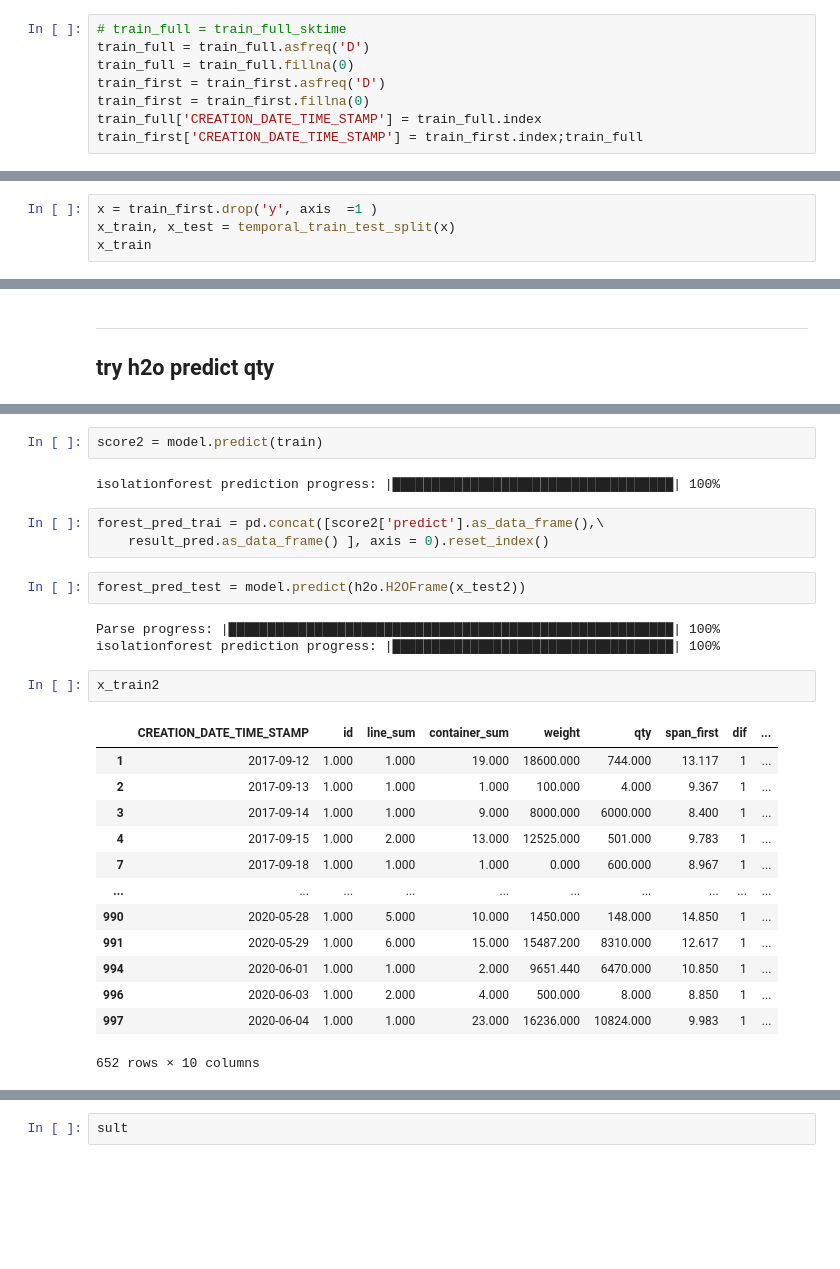
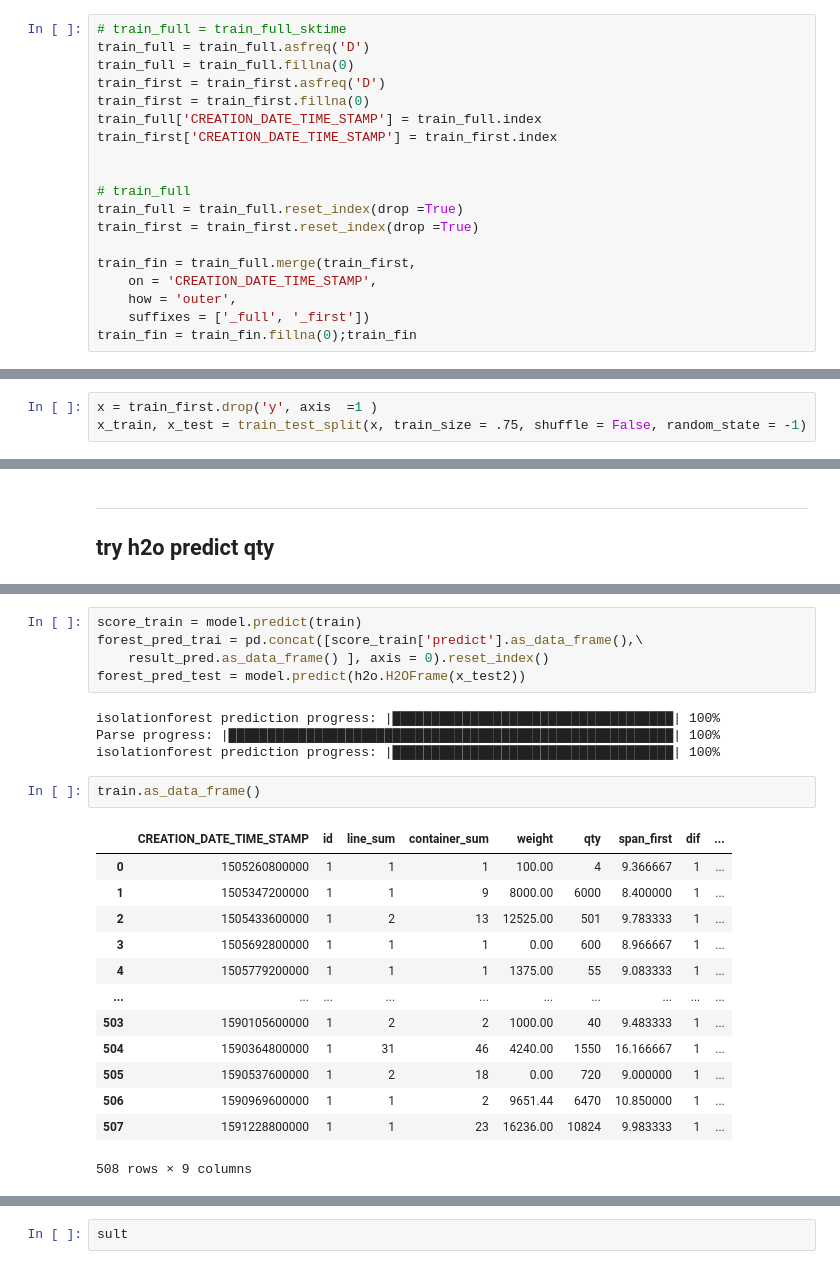
Before and after one commit to fyenne/play3_timeseries, a Jupyter notebook: hpi_out.ipynb, the cells around one changed output, grey strips where cells are left out. Cells and saved outputs as stored; diff of their text form; blank space fills up the shorter version.

```diff
--- a/hpi_out.ipynb
+++ b/hpi_out.ipynb
@@ -212,7 +216,18 @@ train_full = train_full.fillna(0)
 train_first = train_first.asfreq('D')
 train_first = train_first.fillna(0)
 train_full['CREATION_DATE_TIME_STAMP'] = train_full.index
-train_first['CREATION_DATE_TIME_STAMP'] = train_first.index;train_full
+train_first['CREATION_DATE_TIME_STAMP'] = train_first.index
+
+
+# train_full
+train_full = train_full.reset_index(drop =True)
+train_first = train_first.reset_index(drop =True)
+
+train_fin = train_full.merge(train_first,
+    on = 'CREATION_DATE_TIME_STAMP',
+    how = 'outer',
+    suffixes = ['_full', '_first'])
+train_fin = train_fin.fillna(0);train_fin
 # %% [output]
 |  | CREATION_DATE_TIME_STAMP | id | line_sum | container_sum | weight | qty | creat_time |
 | CREATION_DATE_TIME_STAMP |  |  |  |  |  |  |  |
@@ -378,4 +319,3 @@ train_first
 # %%
 x = train_first.drop('y', axis  =1 )
-x_train, x_test = temporal_train_test_split(x)
-x_train
+x_train, x_test = train_test_split(x, train_size = .75, shuffle = False, random_state = -1)
@@ -549,28 +472,25 @@ isolationforest prediction progress: |██████████████
-# %%
-score2 = model.predict(train)
-# %% [output]
-isolationforest prediction progress: |████████████████████████████████████| 100%
 # %%
-forest_pred_trai = pd.concat([score2['predict'].as_data_frame(),\
+score_train = model.predict(train)
+forest_pred_trai = pd.concat([score_train['predict'].as_data_frame(),\
     result_pred.as_data_frame() ], axis = 0).reset_index()
+forest_pred_test = model.predict(h2o.H2OFrame(x_test2))
+# %% [output]
+isolationforest prediction progress: |████████████████████████████████████| 100%
+Parse progress: |█████████████████████████████████████████████████████████| 100%
+isolationforest prediction progress: |████████████████████████████████████| 100%
-# %%
-forest_pred_test = model.predict(h2o.H2OFrame(x_test2))
-# %% [output]
-Parse progress: |█████████████████████████████████████████████████████████| 100%
-isolationforest prediction progress: |████████████████████████████████████| 100%
-# %%
-x_train2
-# %% [output]
-|  | CREATION_DATE_TIME_STAMP | id | line_sum | container_sum | weight | qty | span_first | dif | ... |
-| 1 | 2017-09-12 | 1.000 | 1.000 | 19.000 | 18600.000 | 744.000 | 13.117 | 1 | ... |
-| 2 | 2017-09-13 | 1.000 | 1.000 | 1.000 | 100.000 | 4.000 | 9.367 | 1 | ... |
-| 3 | 2017-09-14 | 1.000 | 1.000 | 9.000 | 8000.000 | 6000.000 | 8.400 | 1 | ... |
-| 4 | 2017-09-15 | 1.000 | 2.000 | 13.000 | 12525.000 | 501.000 | 9.783 | 1 | ... |
-| 7 | 2017-09-18 | 1.000 | 1.000 | 1.000 | 0.000 | 600.000 | 8.967 | 1 | ... |
-| ... | ... | ... | ... | ... | ... | ... | ... | ... | ... |
-| 990 | 2020-05-28 | 1.000 | 5.000 | 10.000 | 1450.000 | 148.000 | 14.850 | 1 | ... |
-| 991 | 2020-05-29 | 1.000 | 6.000 | 15.000 | 15487.200 | 8310.000 | 12.617 | 1 | ... |
-| 994 | 2020-06-01 | 1.000 | 1.000 | 2.000 | 9651.440 | 6470.000 | 10.850 | 1 | ... |
-| 996 | 2020-06-03 | 1.000 | 2.000 | 4.000 | 500.000 | 8.000 | 8.850 | 1 | ... |
-| 997 | 2020-06-04 | 1.000 | 1.000 | 23.000 | 16236.000 | 10824.000 | 9.983 | 1 | ... |
-652 rows × 10 columns
+# %%
+train.as_data_frame()
+# %% [output]
+|  | CREATION_DATE_TIME_STAMP | id | line_sum | container_sum | weight | qty | span_first | dif | ... |
+| 0 | 1505260800000 | 1 | 1 | 1 | 100.00 | 4 | 9.366667 | 1 | ... |
+| 1 | 1505347200000 | 1 | 1 | 9 | 8000.00 | 6000 | 8.400000 | 1 | ... |
+| 2 | 1505433600000 | 1 | 2 | 13 | 12525.00 | 501 | 9.783333 | 1 | ... |
+| 3 | 1505692800000 | 1 | 1 | 1 | 0.00 | 600 | 8.966667 | 1 | ... |
+| 4 | 1505779200000 | 1 | 1 | 1 | 1375.00 | 55 | 9.083333 | 1 | ... |
+| ... | ... | ... | ... | ... | ... | ... | ... | ... | ... |
+| 503 | 1590105600000 | 1 | 2 | 2 | 1000.00 | 40 | 9.483333 | 1 | ... |
+| 504 | 1590364800000 | 1 | 31 | 46 | 4240.00 | 1550 | 16.166667 | 1 | ... |
+| 505 | 1590537600000 | 1 | 2 | 18 | 0.00 | 720 | 9.000000 | 1 | ... |
+| 506 | 1590969600000 | 1 | 1 | 2 | 9651.44 | 6470 | 10.850000 | 1 | ... |
+| 507 | 1591228800000 | 1 | 1 | 23 | 16236.00 | 10824 | 9.983333 | 1 | ... |
+508 rows × 9 columns
```
Also changed, not shown: parts of 63 cells of this notebook.
